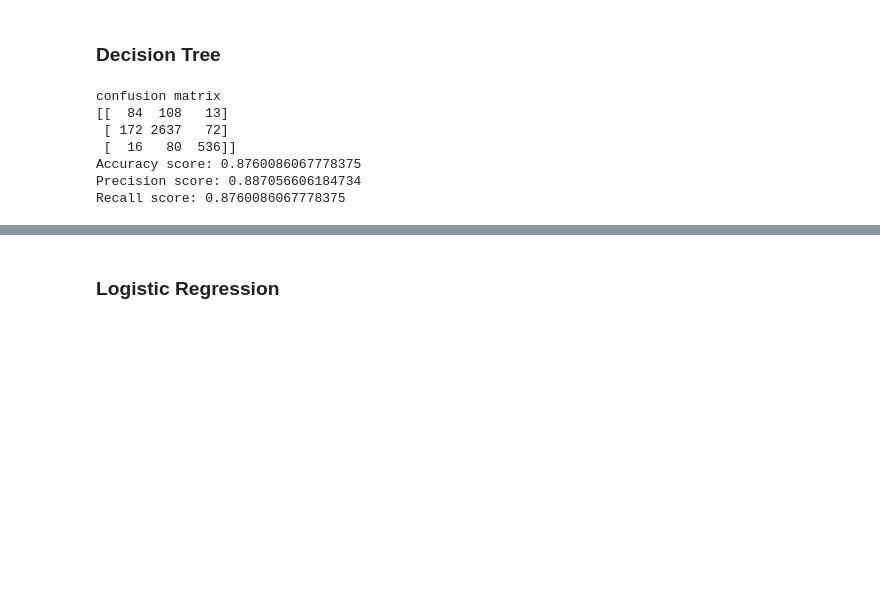
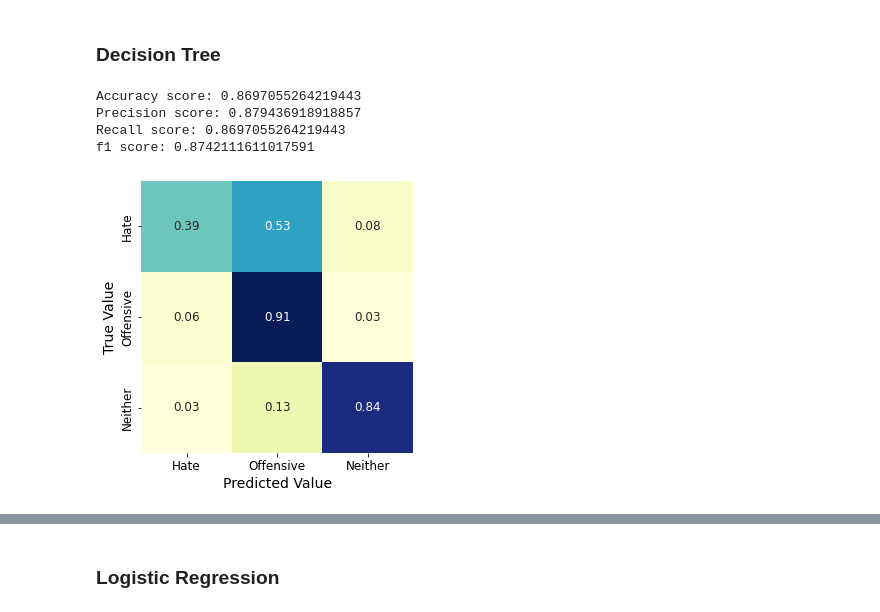
Before and after one commit to Anpan981025/ML_groupproject, a Jupyter notebook: hate_speech_classifier.ipynb, the cells around one changed output, grey strips where cells are left out. Drawn from its saved outputs; the diff is of its cells as text; code cells hidden in the pictures; blank space fills up the shorter version.

```diff
--- a/hate_speech_classifier.ipynb
+++ b/hate_speech_classifier.ipynb
@@ -329,7 +396,11 @@ doc2vec_df
 # %%
 # Splitting the dataset into the Training set and Test set
 from sklearn.model_selection import train_test_split
-X_train, X_test, y_train, y_test = train_test_split(x, y, test_size = 0.1, random_state=0)
-X_train, X_val, y_train, y_val = train_test_split(X_train, y_train, test_size = 0.1, random_state=0)
+X_train_cv, X_test_cv, y_train_cv, y_test_cv = train_test_split(cv_features, y, test_size = 0.1, random_state=0)
+#X_train, X_val, y_train, y_val = train_test_split(X_train, y_train, test_size = 0.1, random_state=0)
+X_train_sa, X_test_sa, y_train_sa, y_test_sa = train_test_split(sa_features, y, test_size = 0.1, random_state=0)
+X_train_tfidf, X_test_tfidf, y_train_tfidf, y_test_tfidf = train_test_split(tfidf_features, y, test_size = 0.1, random_state=0)
+X_train_d2v, X_test_d2v, y_train_d2v, y_test_d2v = train_test_split(doc2vec_features, y, test_size = 0.1, random_state=0)
+X_train_total, X_test_total, y_train_total, y_test_total = train_test_split(total_features, y, test_size = 0.1, random_state=0)
 
-X_train.shape, X_val.shape, X_test.shape
+#X_train_cv.shape, X_test_cv.shape
@@ -346,21 +412,34 @@ from sklearn.metrics import confusion_matrix
 ### Decision Tree
 # %%
 from sklearn.tree import DecisionTreeClassifier
-classifier=DecisionTreeClassifier()
-classifier.fit(X_train,y_train)
-pred=classifier.predict(X_test)
+classifier_cv=DecisionTreeClassifier()
+classifier_cv.fit(X_train_cv,y_train_cv)
+pred_cv=classifier_cv.predict(X_test_cv)
-# %%
-cm=confusion_matrix(y_test,pred)
-print("confusion matrix")
-print(cm)
-print('Accuracy score: {}'.format(accuracy_score(y_test, pred)))
-print('Precision score: {}'.format(precision_score(y_test, pred,average='weighted')))
-print('Recall score: {}'.format(recall_score(y_test, pred,average='weighted')))
-# %% [output]
-confusion matrix
-[[  84  108   13]
- [ 172 2637   72]
- [  16   80  536]]
-Accuracy score: 0.8760086067778375
-Precision score: 0.887056606184734
-Recall score: 0.8760086067778375
+# %%
+import seaborn
+
+def result_evaluation(cm,y_test, pred):
+    matrix_proportions = np.zeros((3,3))
+    for i in range(0,3):
+        matrix_proportions[i,:] = cm[i,:]/float(cm[i,:].sum())
+    names=['Hate','Offensive','Neither']
+    confusion_df = pd.DataFrame(matrix_proportions, index=names,columns=names)
+    plt.figure(figsize=(5,5))
+    seaborn.heatmap(confusion_df,annot=True,annot_kws={"size": 12},cmap='YlGnBu',cbar=False, square=True,fmt='.2f')
+    plt.ylabel(r'True Value',fontsize=14)
+    plt.xlabel(r'Predicted Value',fontsize=14)
+    plt.tick_params(labelsize=12)
+    print('Accuracy score: {}'.format(accuracy_score(y_test, pred)))
+    print('Precision score: {}'.format(precision_score(y_test, pred,average='weighted')))
+    print('Recall score: {}'.format(recall_score(y_test, pred,average='weighted')))
+    print('f1 score: {}'.format(f1_score(y_test, pred,average='weighted')))
+
+
+cm_cv=confusion_matrix(y_test_cv,pred_cv)
+result_evaluation(cm_cv, y_test_cv, pred_cv)
+# %% [output]
+Accuracy score: 0.8697055264219443
+Precision score: 0.879436918918857
+Recall score: 0.8697055264219443
+f1 score: 0.8742111611017591
+[figure, added]
```
Also changed, not shown: parts of 48 cells of this notebook.
